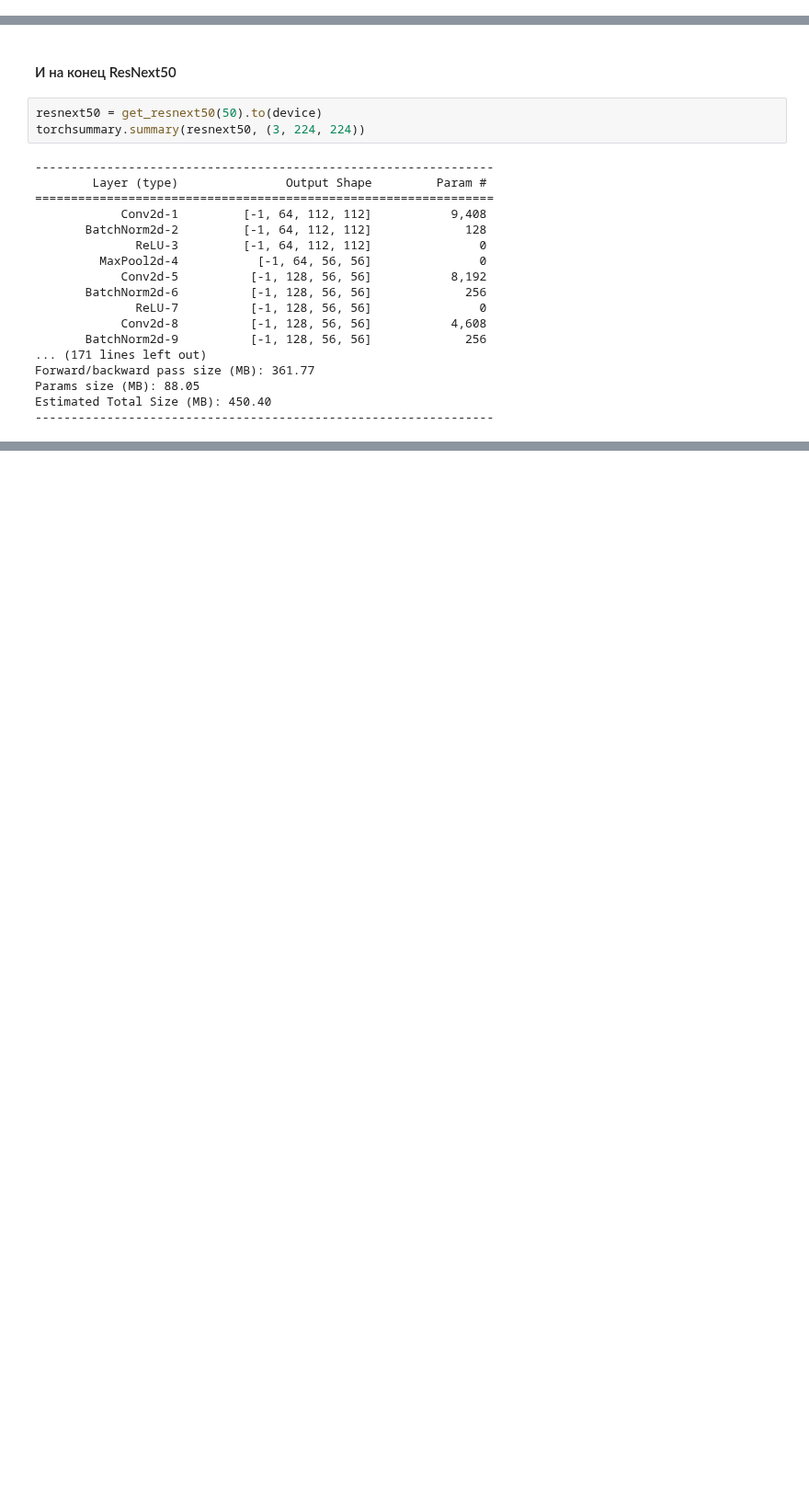
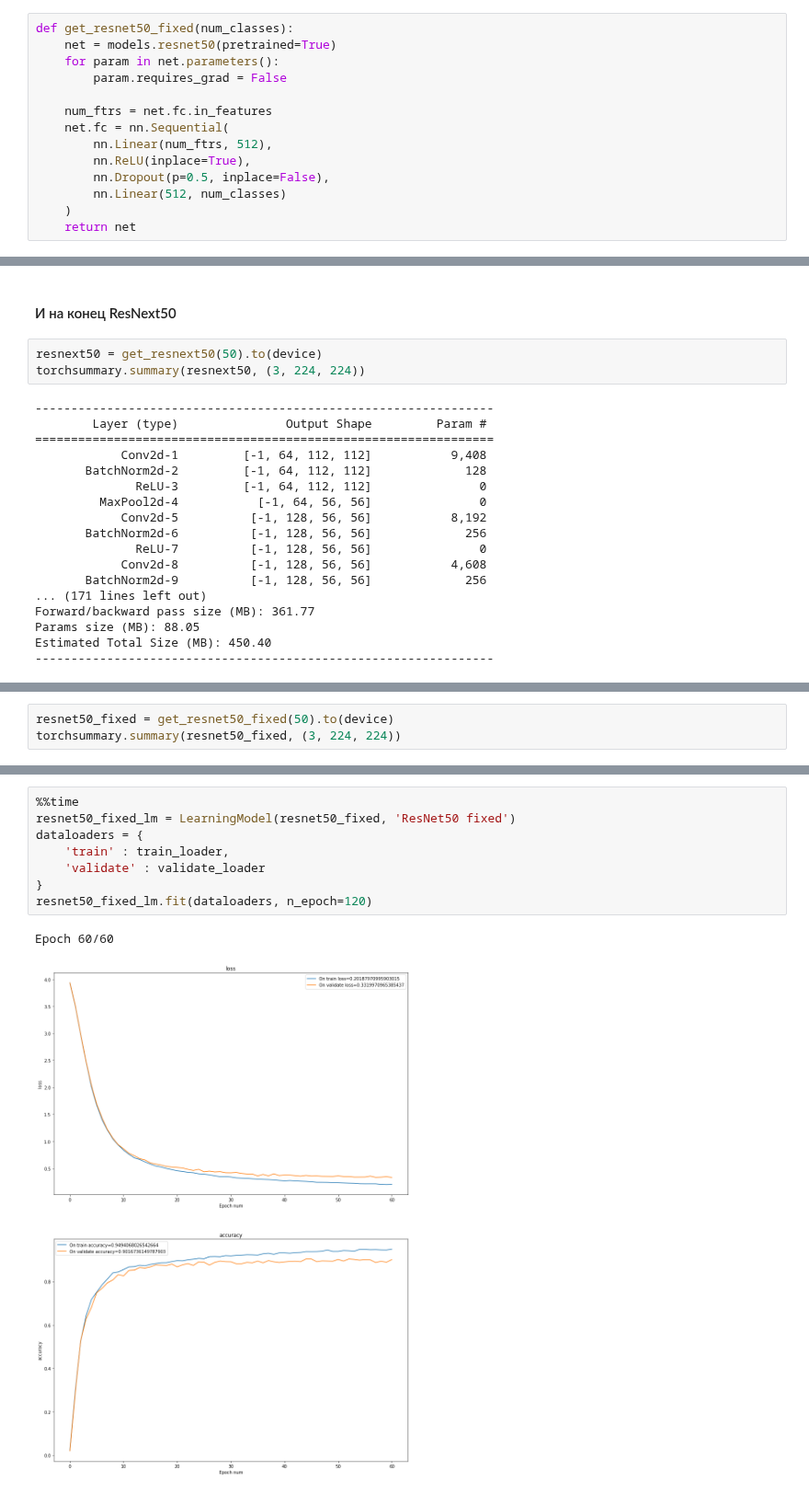
Before and after one commit to alex-kozinov/courses, a Jupyter notebook: mipt-ml-beginning/labs/03_dl/Lab3_DL_parts_4_and_5_optional.ipynb, the cells around one changed output, grey strips where cells are left out. Shown at 92% size. Drawn from its saved outputs; the diff is of its cells as text; blank space fills up the shorter version.

```diff
--- a/mipt-ml-beginning/labs/03_dl/Lab3_DL_parts_4_and_5_optional.ipynb
+++ b/mipt-ml-beginning/labs/03_dl/Lab3_DL_parts_4_and_5_optional.ipynb
@@ -439,3 +441,17 @@ def get_resnet50(num_classes):
+# %%
+def get_resnet50_fixed(num_classes):
+    net = models.resnet50(pretrained=True)
+    for param in net.parameters():
+        param.requires_grad = False
+
+    num_ftrs = net.fc.in_features
+    net.fc = nn.Sequential(
+        nn.Linear(num_ftrs, 512),
+        nn.ReLU(inplace=True),
+        nn.Dropout(p=0.5, inplace=False),
+        nn.Linear(512, num_classes)
+    )
+    return net
 # %% [markdown]
 #### Загрузка GoogleNet
 # %%
@@ -779,0 +778,3 @@ Wall time: 1h 29min 7s
+# %%
+resnet50_fixed = get_resnet50_fixed(50).to(device)
+torchsummary.summary(resnet50_fixed, (3, 224, 224))
@@ -779,0 +799,11 @@ Wall time: 1h 29min 7s
+# %%
+%%time
+resnet50_fixed_lm = LearningModel(resnet50_fixed, 'ResNet50 fixed')
+dataloaders = {
+    'train' : train_loader,
+    'validate' : validate_loader
+}
+resnet50_fixed_lm.fit(dataloaders, n_epoch=120)
+# %% [output]
+Epoch 60/60
+[figure, added]
```
Also changed, not shown: parts of 14 cells of this notebook.
